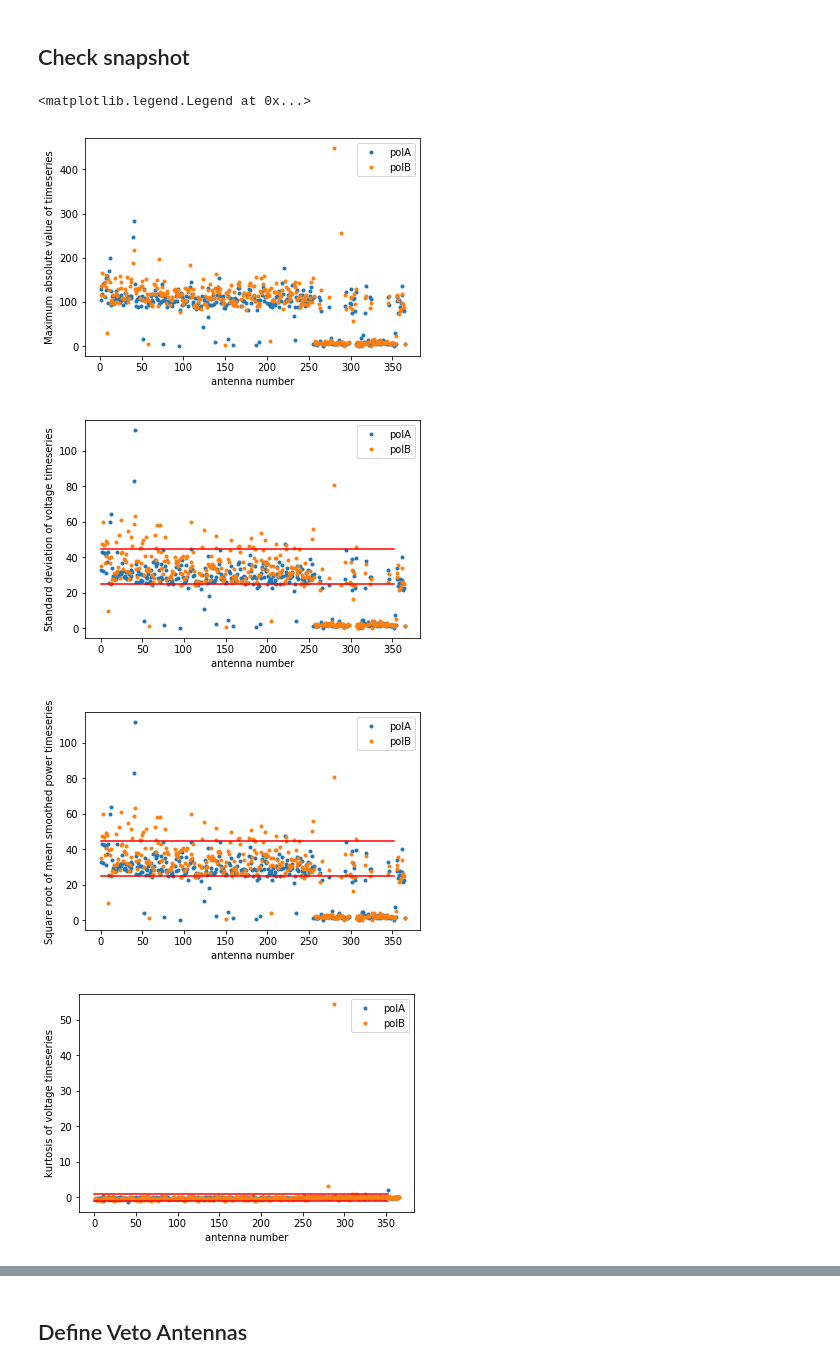
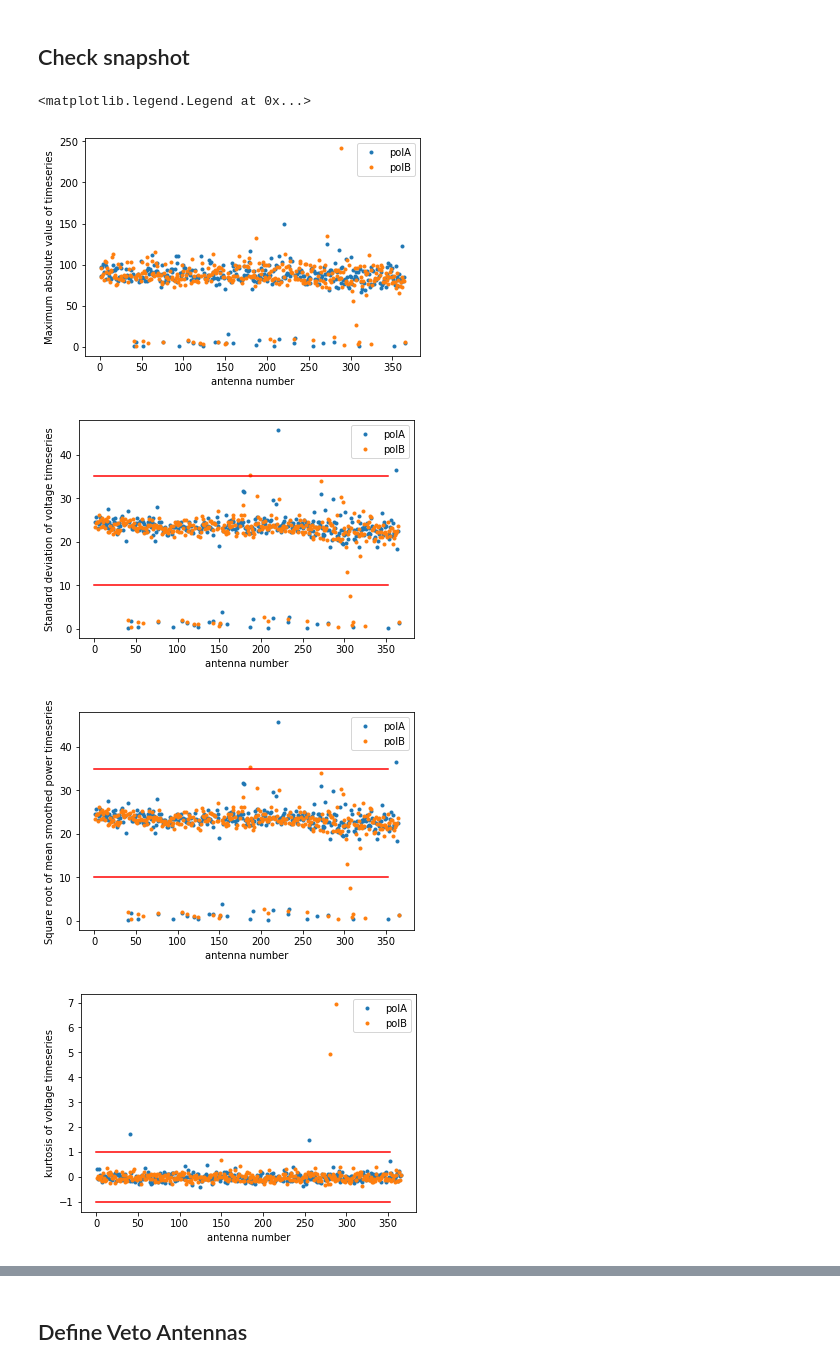
Before and after one commit to kathrynplant/lwa-cosmic-rays, a Jupyter notebook: check_antenna_status.ipynb, the cells around one changed output, grey strips where cells are left out. Cells and saved outputs as stored; diff of their text form; code cells hidden in the pictures.

```diff
--- a/check_antenna_status.ipynb
+++ b/check_antenna_status.ipynb
@@ -23,5 +23,5 @@ for i,n in enumerate(array_map['antname']):
     zdict[n]=array_map['elevation'][i]
 arraymapdictionaries=[xdict,ydict,zdict]
 
-lwa_df = reading.read_antpos_etcd()
+lwa_df = reading.read_antpos()
 namedict=build_mapping_dictionary(lwa_df)
@@ -61,7 +65,11 @@ h= np.asarray([0.000049291111379545783611425685544205066,
 #fname='/data0/cosmic-ray-data/2023July4/test1688527143.5566494.dat'
 #fname='/data0/cosmic-ray-data/2023August9/test1691641850.5293252.dat' #old ARX settings
 #fname='/data0/cosmic-ray-data/2023August9/test1691643774.8350217.dat' #latest ARX settings
-fname='/data0/cosmic-ray-data/2024February19/test1708408274.6370893.dat'
+#fname='/data0/cosmic-ray-data/2024February20/test1708492386.2733262.dat'
+#fname = '/data0/cosmic-ray-data/2024February21/test1708569562.3720453.dat'
+#fname = '/data0/cosmic-ray-data/2024February27/old-veto-assignments/test1709095643.8127391.dat'
+fname = '/data0/cosmic-ray-data/2024April26/test1714189270.4888074.dat'
+
 records=parsefile(fname)
 mergedrecords=mergepolarizations(records,arraymapdictionaries,namedict,Filter=h)
 
@@ -99,41 +107,41 @@ plt.plot(sorted_antennas,rmsA,'.',label='polA')
 plt.plot(sorted_antennas,rmsB,'.',label='polB')
 plt.ylabel('Standard deviation of voltage timeseries')
 plt.xlabel('antenna number')
-plt.plot([0,352],[25,25],'r')
-plt.plot([0,352],[45,45],'r')
+plt.plot([0,352],[10,10],'r')
+plt.plot([0,352],[35,35],'r')
 plt.legend()
 
 plt.figure()
 plt.plot(sorted_antennas,np.sqrt(meansmoothedA),'.',label='polA')
 plt.plot(sorted_antennas,np.sqrt(meansmoothedB),'.',label='polB')
 plt.ylabel('Square root of mean smoothed power timeseries')
 plt.xlabel('antenna number')
-plt.plot([0,352],[25,25],'r')
-plt.plot([0,352],[45,45],'r')
+plt.plot([0,352],[10,10],'r')
+plt.plot([0,352],[35,35],'r')
 plt.legend()
 
 plt.figure()
 plt.plot(sorted_antennas,kurtosisA,'.',label='polA')
 plt.plot(sorted_antennas,kurtosisB,'.',label='polB')
 plt.ylabel('kurtosis of voltage timeseries')
 plt.xlabel('antenna number')
 plt.plot([0,352],[-1,-1],'r')
 plt.plot([0,352],[1,1],'r')
 plt.legend()
 
 plt.figure()
 plt.plot(sorted_antennas,kurtosisA,'.',label='polA')
 plt.plot(sorted_antennas,kurtosisB,'.',label='polB')
 plt.ylabel('kurtosis of voltage timeseries')
 plt.xlabel('antenna number')
 plt.plot([0,352],[-1,-1],'r')
 plt.plot([0,352],[1,1],'r')
 plt.ylim(-10,10)
 #plt.ylim(-1,100)
 plt.legend()
 # %% [output]
 <matplotlib.legend.Legend at 0x...>
-[figure, old version]
+[figure, new version]
-[figure, old version]
+[figure, new version]
-[figure, old version]
+[figure, new version]
-[figure, old version]
+[figure, new version]
```
Also changed, not shown: parts of 12 cells of this notebook.
